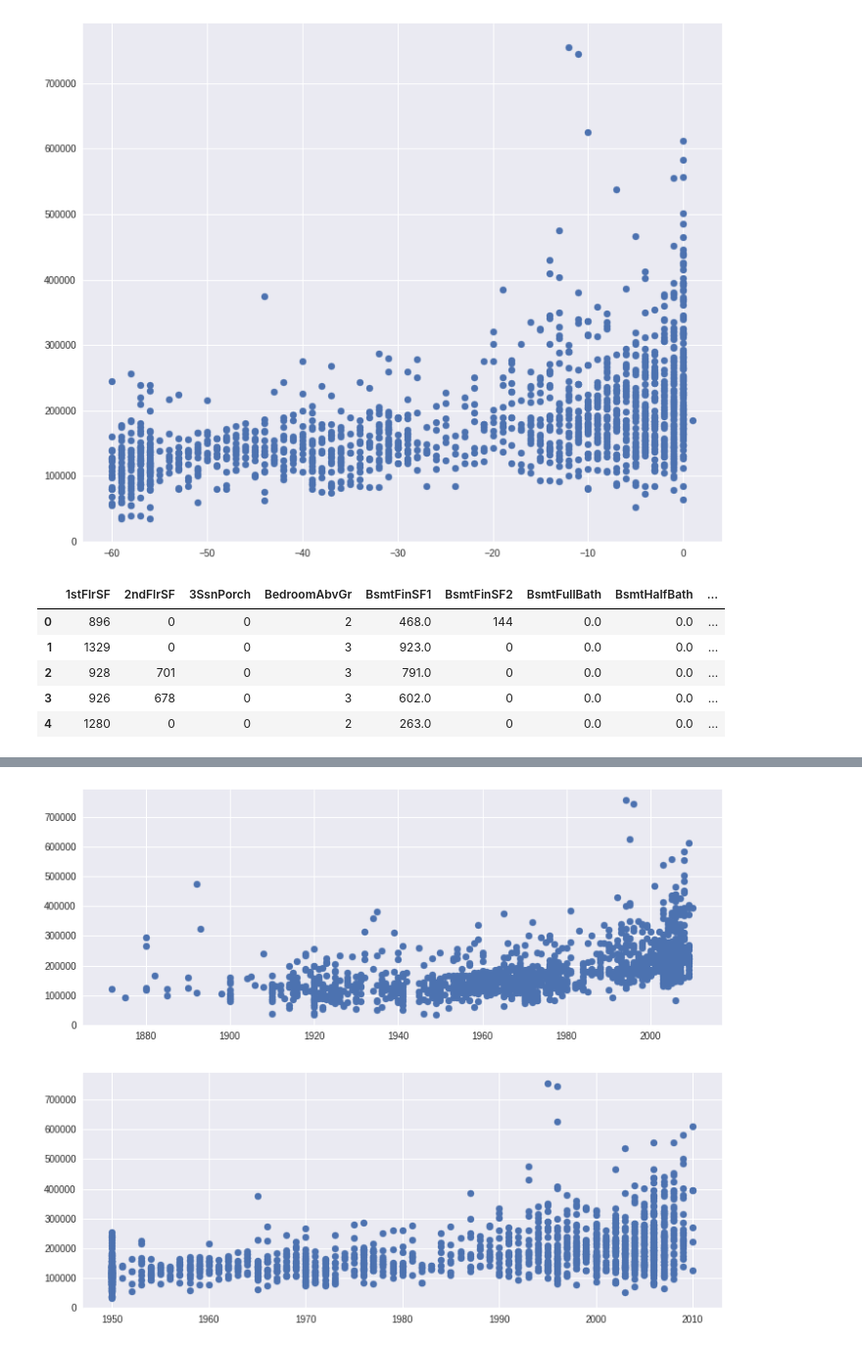
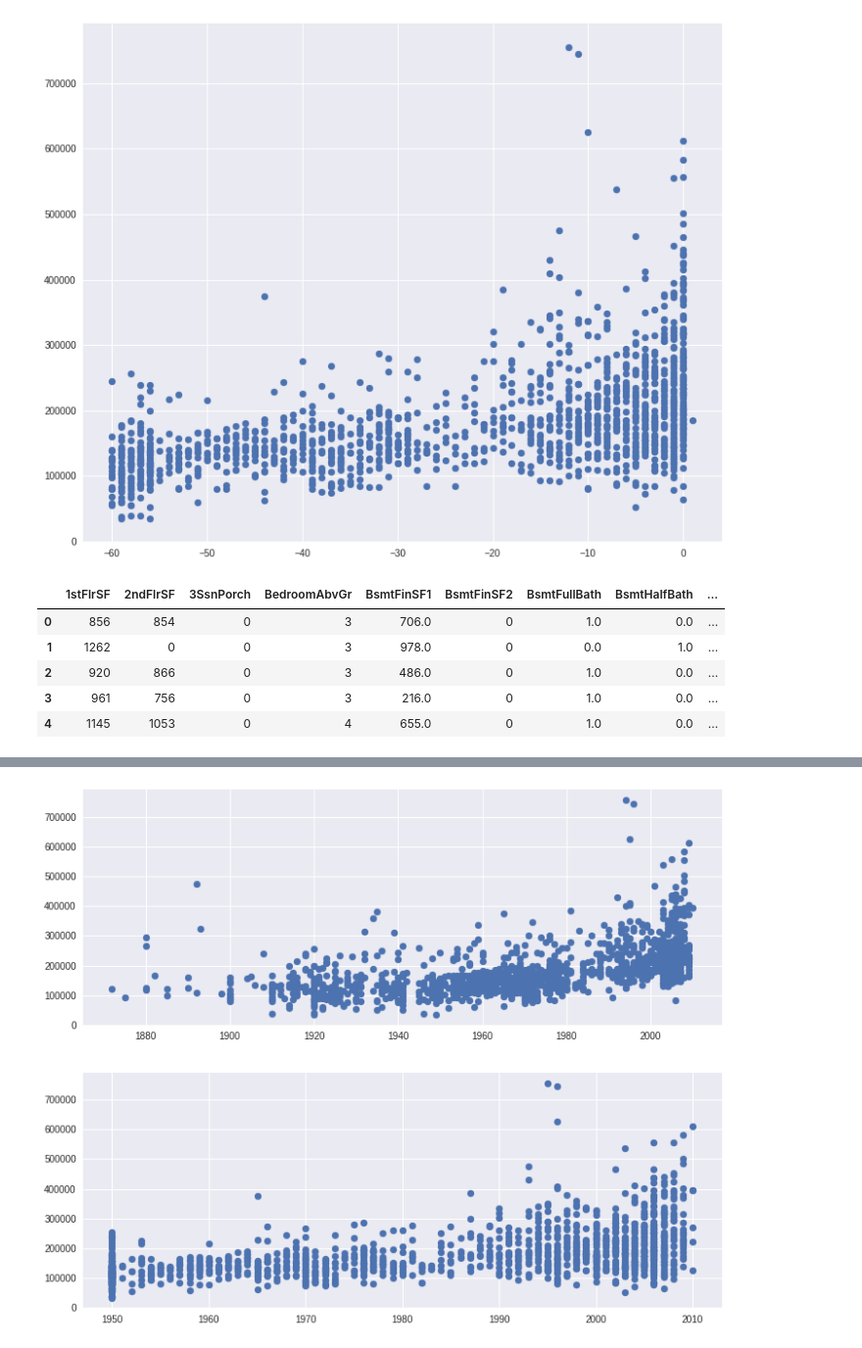
Before and after one commit to bathulas/house-prices, a Jupyter notebook: house_prices.ipynb, the cells around one changed output, grey strips where cells are left out. Shown: that part at 98% size. Cells and saved outputs as stored; diff of their text form; code cells hidden in the pictures.

```diff
--- a/house_prices.ipynb
+++ b/house_prices.ipynb
@@ -98 +102,3 @@ cols = [u'MSZoning', u'Street', u'Alley', u'LotShape', u'LandContour', u'Utiliti
+# %%
+merged.GarageYrBlt = merged.GarageYrBlt - 1895.0
 # %%
@@ -106,17 +108,18 @@ merged.num = merged.drop(cols,axis=1,inplace=True)
 frames = [merged, merged_dum];
 
 merged_f = pd.concat(frames,axis=1)
+# %%
+merged_f.head(5)
+# %% [output]
+|  | 1stFlrSF | 2ndFlrSF | 3SsnPorch | BedroomAbvGr | BsmtFinSF1 | BsmtFinSF2 | BsmtFullBath | BsmtHalfBath | ... |
+| 0 | 856 | 854 | 0 | 3 | 706.0 | 0 | 1.0 | 0.0 | ... |
+| 1 | 1262 | 0 | 0 | 3 | 978.0 | 0 | 0.0 | 1.0 | ... |
+| 2 | 920 | 866 | 0 | 3 | 486.0 | 0 | 1.0 | 0.0 | ... |
+| 3 | 961 | 756 | 0 | 3 | 216.0 | 0 | 1.0 | 0.0 | ... |
+| 4 | 1145 | 1053 | 0 | 4 | 655.0 | 0 | 1.0 | 0.0 | ... |
 # %%
-
-train = merged.iloc[:1459,0:82]
-test = merged.iloc[1460:,0:82]
+train = merged_f.iloc[:1459,:]
+test = merged_f.iloc[1460:,:]
-# %% [output]
-|  | 1stFlrSF | 2ndFlrSF | 3SsnPorch | BedroomAbvGr | BsmtFinSF1 | BsmtFinSF2 | BsmtFullBath | BsmtHalfBath | ... |
-| 0 | 896 | 0 | 0 | 2 | 468.0 | 144 | 0.0 | 0.0 | ... |
-| 1 | 1329 | 0 | 0 | 3 | 923.0 | 0 | 0.0 | 0.0 | ... |
-| 2 | 928 | 701 | 0 | 3 | 791.0 | 0 | 0.0 | 0.0 | ... |
-| 3 | 926 | 678 | 0 | 3 | 602.0 | 0 | 0.0 | 0.0 | ... |
-| 4 | 1280 | 0 | 0 | 2 | 263.0 | 0 | 0.0 | 0.0 | ... |
 # %%
 y_train = train['SalePrice']
 del train['SalePrice']
```
Also changed, not shown: parts of 8 cells of this notebook.
